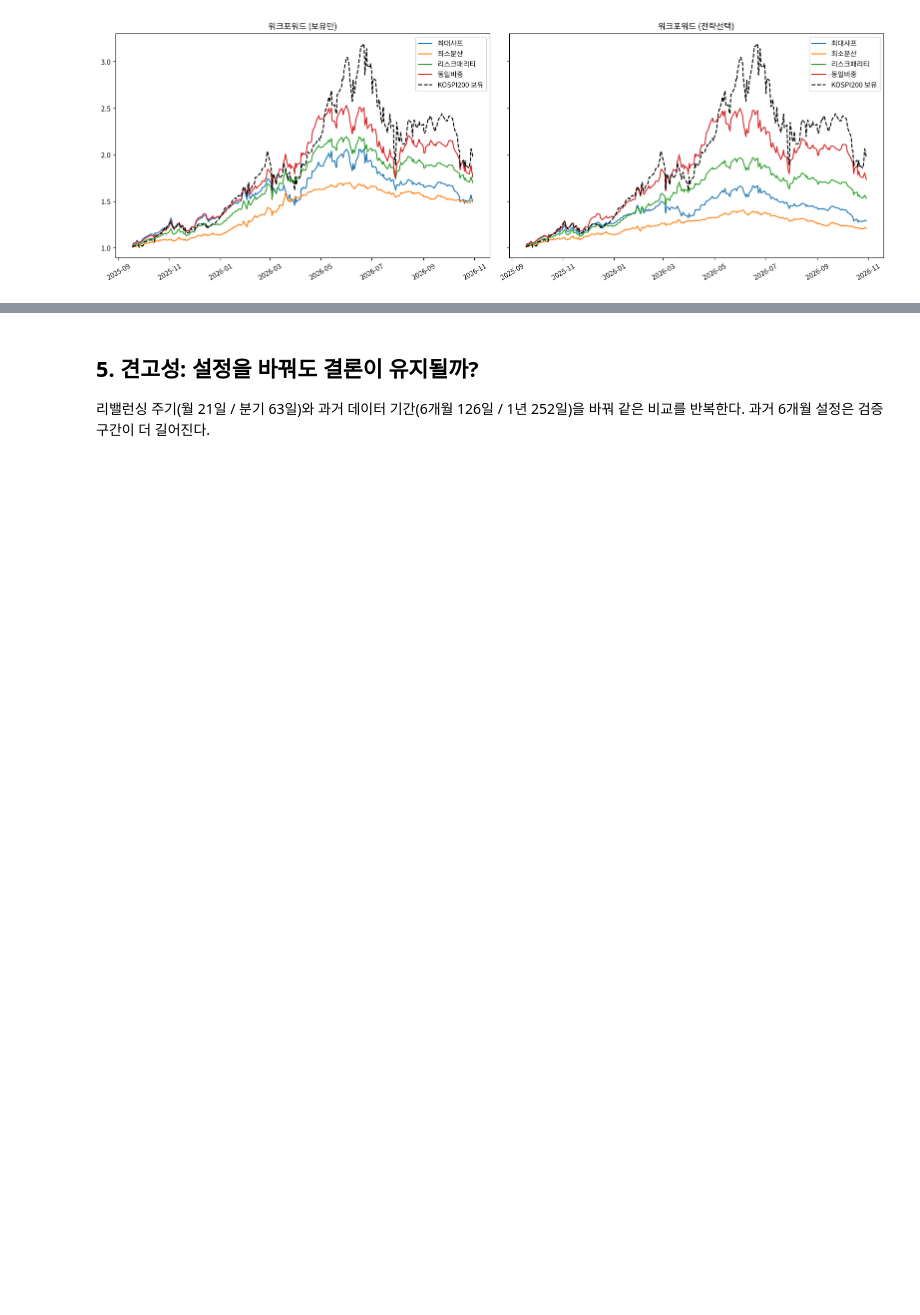
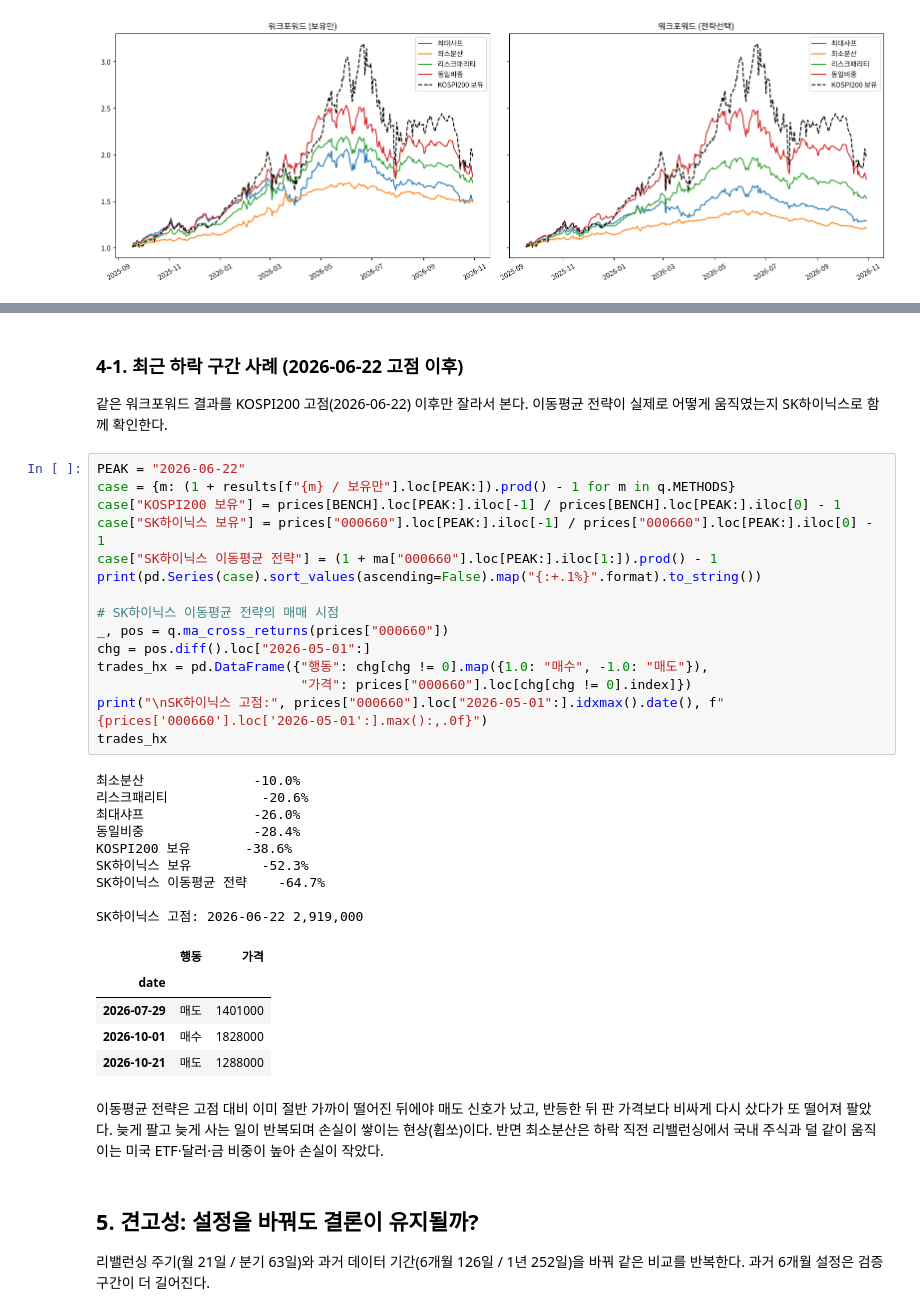
Before and after one commit to iryanlee21-a11y/quant-portfolio, a Jupyter notebook: Quant_Portfolio.ipynb, the cells around one changed output, grey strips where cells are left out. Saved outputs shown, nothing was run; the diff lists cells and outputs as text; blank space fills up the shorter version.

```diff
--- a/Quant_Portfolio.ipynb
+++ b/Quant_Portfolio.ipynb
@@ -227,6 +229,43 @@ w_hist.style.format("{:.0%}")
 | 2026-03-31 00:00:00 | 0% | 20% | 0% | 8% | 0% | 5% | 20% | 10% | 16% | 0% | ... |
 | 2026-07-02 00:00:00 | 20% | 20% | 0% | 1% | 0% | 0% | 20% | 4% | 3% | 0% | ... |
 | 2026-10-06 00:00:00 | 20% | 20% | 0% | 5% | 0% | 0% | 20% | 0% | 14% | 0% | ... |
+# %% [markdown]
+### 4-1. 최근 하락 구간 사례 (2026-06-22 고점 이후)
+
+같은 워크포워드 결과를 KOSPI200 고점(2026-06-22) 이후만 잘라서 본다. 이동평균 전략이 실제로 어떻게 움직였는지 SK하이닉스로 함께 확인한다.
+# %%
+PEAK = "2026-06-22"
+case = {m: (1 + results[f"{m} / 보유만"].loc[PEAK:]).prod() - 1 for m in q.METHODS}
+case["KOSPI200 보유"] = prices[BENCH].loc[PEAK:].iloc[-1] / prices[BENCH].loc[PEAK:].iloc[0] - 1
+case["SK하이닉스 보유"] = prices["000660"].loc[PEAK:].iloc[-1] / prices["000660"].loc[PEAK:].iloc[0] - 1
+case["SK하이닉스 이동평균 전략"] = (1 + ma["000660"].loc[PEAK:].iloc[1:]).prod() - 1
+print(pd.Series(case).sort_values(ascending=False).map("{:+.1%}".format).to_string())
+
+# SK하이닉스 이동평균 전략의 매매 시점
+_, pos = q.ma_cross_returns(prices["000660"])
+chg = pos.diff().loc["2026-05-01":]
+trades_hx = pd.DataFrame({"행동": chg[chg != 0].map({1.0: "매수", -1.0: "매도"}),
+                          "가격": prices["000660"].loc[chg[chg != 0].index]})
+print("\nSK하이닉스 고점:", prices["000660"].loc["2026-05-01":].idxmax().date(), f"{prices['000660'].loc['2026-05-01':].max():,.0f}")
+trades_hx
+# %% [output]
+최소분산              -10.0%
+리스크패리티            -20.6%
+최대샤프              -26.0%
+동일비중              -28.4%
+KOSPI200 보유       -38.6%
+SK하이닉스 보유         -52.3%
+SK하이닉스 이동평균 전략    -64.7%
+
+SK하이닉스 고점: 2026-06-22 2,919,000
+|  | 행동 | 가격 |
+| date |  |  |
+| 2026-07-29 | 매도 | 1401000 |
+| 2026-10-01 | 매수 | 1828000 |
+| 2026-10-21 | 매도 | 1288000 |
+# %% [markdown]
+이동평균 전략은 고점 대비 이미 절반 가까이 떨어진 뒤에야 매도 신호가 났고, 반등한 뒤 판 가격보다 비싸게 다시 샀다가 또 떨어져 팔았다. 늦게 팔고 늦게 사는 일이 반복되며 손실이 쌓이는 현상(휩쏘)이다.
+반면 최소분산은 하락 직전 리밸런싱에서 국내 주식과 덜 같이 움직이는 미국 ETF·달러·금 비중이 높아 손실이 작았다.
 # %% [markdown]
 ## 5. 견고성: 설정을 바꿔도 결론이 유지될까?
 
```
Also changed, not shown: parts of 6 cells of this notebook, 2 other files.
